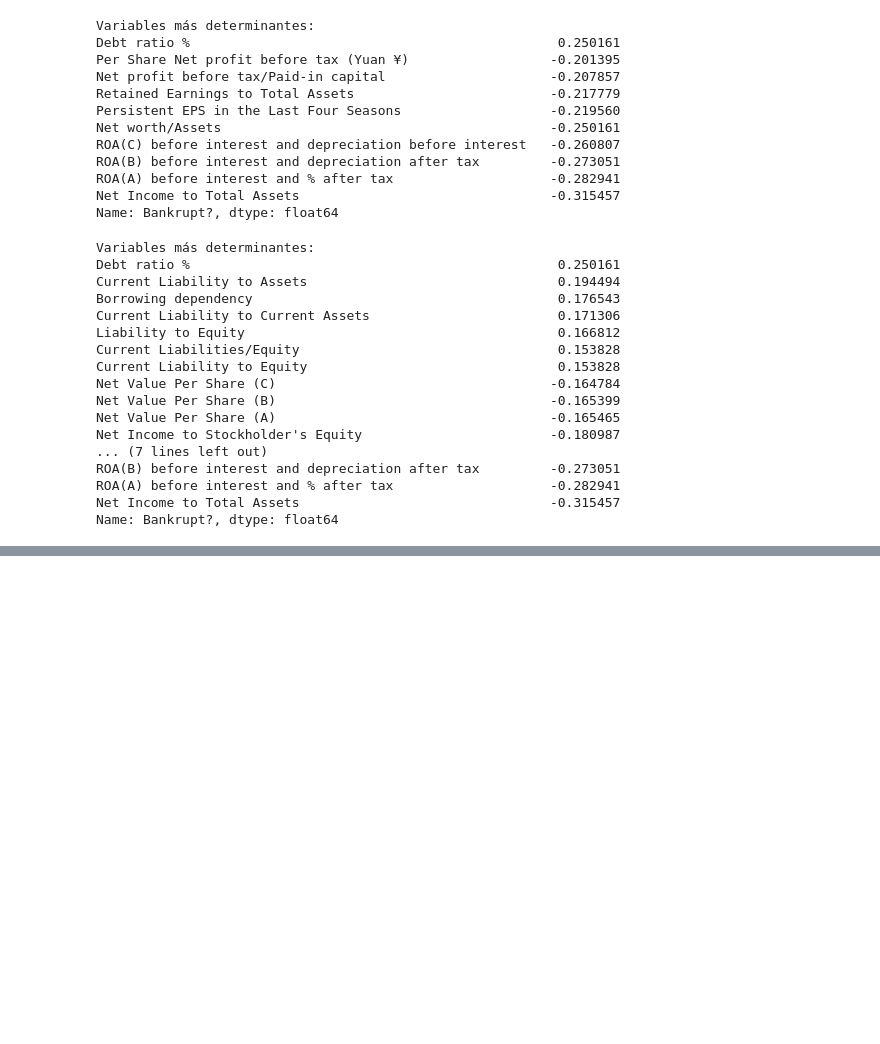
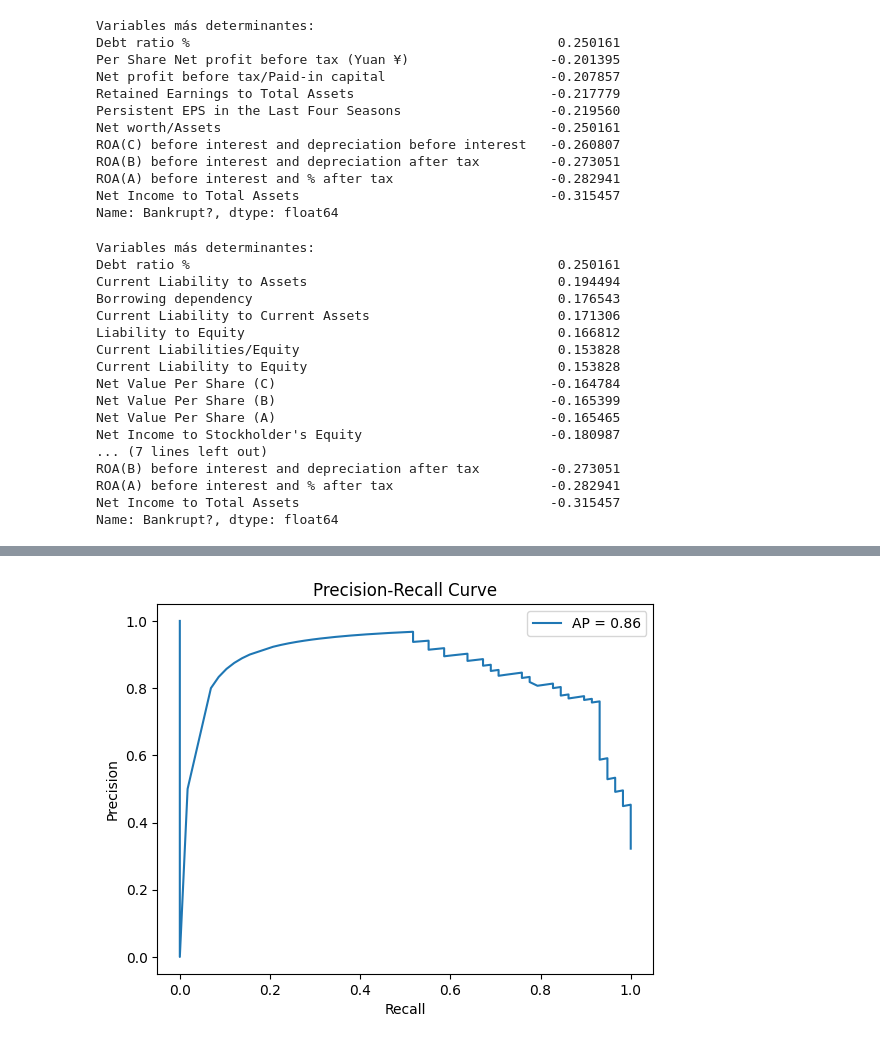
Before and after one commit to DavidAvila215/S2-Cloud-Computing-DataProphet, a Jupyter notebook: Prueba_SAM.ipynb, the cells around one changed output, grey strips where cells are left out. Drawn from its saved outputs; the diff is of its cells as text; code cells hidden in the pictures; blank space fills up the shorter version.

Commit message:
el modelo

```diff
--- a/Prueba_SAM.ipynb
+++ b/Prueba_SAM.ipynb
@@ -77,0 +176,15 @@ Name: Bankrupt?, dtype: float64
+# %%
+# Filtrar los primeros 400 registros con valor 0 y los primeros 200 registros con valor 1
+df_0 = data[data["Bankrupt?"] == 0].head(400)
+df_1 = data[data["Bankrupt?"] == 1].head(200)
+
+
+
+# Concatenar ambos subconjuntos (manteniendo todas las columnas de 'data')
+df_subset = pd.concat([df_0, df_1])
+
+# Reiniciar el índice del DataFrame resultante
+df_subset = df_subset.reset_index(drop=True)
+
+# Verificar el nuevo DataFrame
+print(df_subset)
@@ -77,0 +311,71 @@ Name: Bankrupt?, dtype: float64
+# %%
+import numpy as np
+import pandas as pd
+from sklearn.model_selection import train_test_split
+from sklearn.metrics import classification_report, precision_recall_curve, average_precision_score
+from imblearn.over_sampling import SMOTE
+import lightgbm as lgb
+import matplotlib.pyplot as plt
+
+
+
+
+
+# --- Handling Imbalance ---
+# Option 1: SMOTE (Oversample minority class)
+smote = SMOTE(random_state=42)
+X_resampled, y_resampled = smote.fit_resample(X_train, y_train)
+
+# Option 2: Class Weighting (Set scale_pos_weight)
+# Calculate the ratio for scale_pos_weight
+neg_count = np.sum(y_train == 0)
+pos_count = np.sum(y_train == 1)
+scale_pos_weight = neg_count / pos_count  # LightGBM's recommended weighting
+
+# --- LightGBM Model ---
+# With SMOTE
+model_smote = lgb.LGBMClassifier(
+    random_state=42,
+    boosting_type='gbdt',
+    n_estimators=100,
+    learning_rate=0.05,
+    scale_pos_weight=1  # Since we used SMOTE, weighting is optional
+)
+model_smote.fit(X_resampled, y_resampled)
+
+# With Class Weighting (No SMOTE)
+model_weighted = lgb.LGBMClassifier(
+    random_state=42,
+    boosting_type='gbdt',
+    n_estimators=100,
+    learning_rate=0.05,
+    scale_pos_weight=scale_pos_weight  # Critical for imbalance
+)
+model_weighted.fit(X_train, y_train)
+
+# --- Evaluation ---
+def evaluate_model(model, X_test, y_test):
+    y_pred = model.predict(X_test)
+    y_proba = model.predict_proba(X_test)[:, 1]  # Probabilities for PR curve
+
+    print(classification_report(y_test, y_pred))
+
+    # Precision-Recall Curve (Better than ROC for imbalance)
+    precision, recall, _ = precision_recall_curve(y_test, y_proba)
+    ap_score = average_precision_score(y_test, y_proba)
+
+    plt.figure()
+    plt.plot(recall, precision, label=f'AP = {ap_score:.2f}')
+    plt.xlabel('Recall')
+    plt.ylabel('Precision')
+    plt.title('Precision-Recall Curve')
+    plt.legend()
+    plt.show()
+
+# Evaluate both models
+print("=== SMOTE + LightGBM ===")
+evaluate_model(model_smote, X_test, y_test)
+
+print("\n=== Weighted LightGBM ===")
+evaluate_model(model_weighted, X_test, y_test)
+# %% [output]
@@ -77,0 +399 @@ Name: Bankrupt?, dtype: float64
+[figure, added]
```
Also changed, not shown: parts of 17 cells of this notebook, 1 other file.
